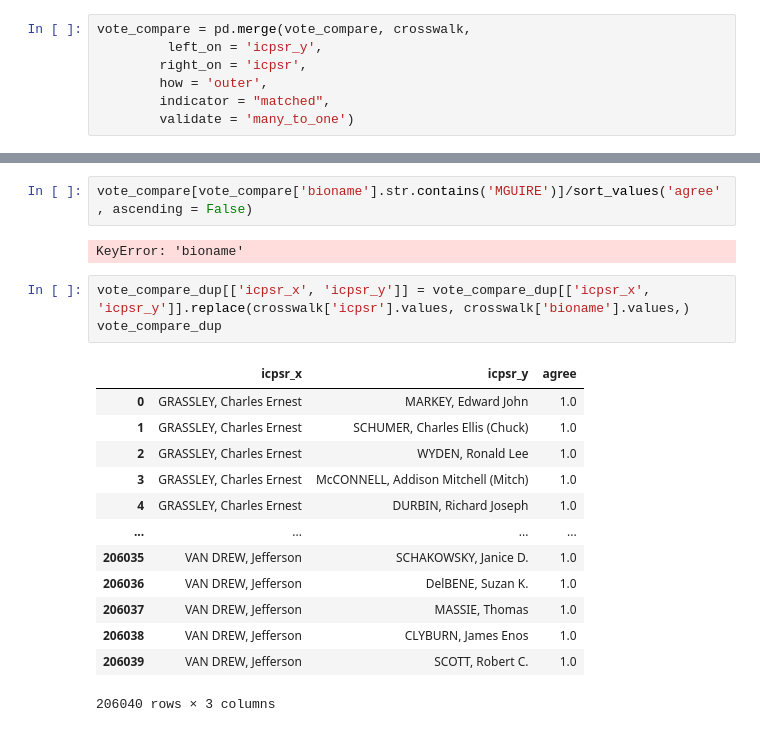
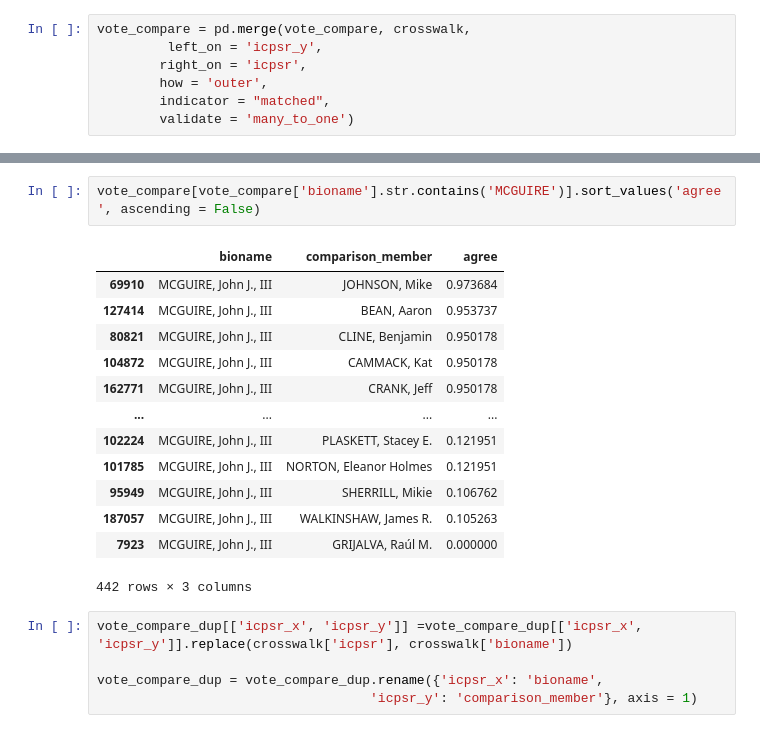
Before and after one commit to stephanie-morrall/contrans2025, a Jupyter notebook: notebooks/ideology.ipynb, the cells around one changed output, grey strips where cells are left out. Saved outputs shown, nothing was run; the diff lists cells and outputs as text.

```diff
--- a/notebooks/ideology.ipynb
+++ b/notebooks/ideology.ipynb
@@ -363,22 +369,22 @@ vote_compare
 206040 rows × 3 columns
 # %%
-vote_compare[vote_compare['bioname'].str.contains('MGUIRE')]/sort_values('agree', ascending = False)
+vote_compare[vote_compare['bioname'].str.contains('MCGUIRE')].sort_values('agree', ascending = False)
 # %% [output]
+|  | bioname | comparison_member | agree |
+| 69910 | MCGUIRE, John J., III | JOHNSON, Mike | 0.973684 |
+| 127414 | MCGUIRE, John J., III | BEAN, Aaron | 0.953737 |
+| 80821 | MCGUIRE, John J., III | CLINE, Benjamin | 0.950178 |
+| 104872 | MCGUIRE, John J., III | CAMMACK, Kat | 0.950178 |
+| 162771 | MCGUIRE, John J., III | CRANK, Jeff | 0.950178 |
+| ... | ... | ... | ... |
+| 102224 | MCGUIRE, John J., III | PLASKETT, Stacey E. | 0.121951 |
+| 101785 | MCGUIRE, John J., III | NORTON, Eleanor Holmes | 0.121951 |
+| 95949 | MCGUIRE, John J., III | SHERRILL, Mikie | 0.106762 |
+| 187057 | MCGUIRE, John J., III | WALKINSHAW, James R. | 0.105263 |
+| 7923 | MCGUIRE, John J., III | GRIJALVA, Raúl M. | 0.000000 |
-KeyError: 'bioname'
+442 rows × 3 columns
 # %%
-vote_compare_dup[['icpsr_x', 'icpsr_y']] = vote_compare_dup[['icpsr_x', 'icpsr_y']].replace(crosswalk['icpsr'].values, crosswalk['bioname'].values,)
-vote_compare_dup
+vote_compare_dup[['icpsr_x', 'icpsr_y']] =vote_compare_dup[['icpsr_x', 'icpsr_y']].replace(crosswalk['icpsr'], crosswalk['bioname'])
+
+vote_compare_dup = vote_compare_dup.rename({'icpsr_x': 'bioname',
+                                   'icpsr_y': 'comparison_member'}, axis = 1)
-# %% [output]
-|  | icpsr_x | icpsr_y | agree |
-| 0 | GRASSLEY, Charles Ernest | MARKEY, Edward John | 1.0 |
-| 1 | GRASSLEY, Charles Ernest | SCHUMER, Charles Ellis (Chuck) | 1.0 |
-| 2 | GRASSLEY, Charles Ernest | WYDEN, Ronald Lee | 1.0 |
-| 3 | GRASSLEY, Charles Ernest | McCONNELL, Addison Mitchell (Mitch) | 1.0 |
-| 4 | GRASSLEY, Charles Ernest | DURBIN, Richard Joseph | 1.0 |
-| ... | ... | ... | ... |
-| 206035 | VAN DREW, Jefferson | SCHAKOWSKY, Janice D. | 1.0 |
-| 206036 | VAN DREW, Jefferson | DelBENE, Suzan K. | 1.0 |
-| 206037 | VAN DREW, Jefferson | MASSIE, Thomas | 1.0 |
-| 206038 | VAN DREW, Jefferson | CLYBURN, James Enos | 1.0 |
-| 206039 | VAN DREW, Jefferson | SCOTT, Robert C. | 1.0 |
-206040 rows × 3 columns
```
Also changed, not shown: parts of 7 cells of this notebook, 1 other file.
